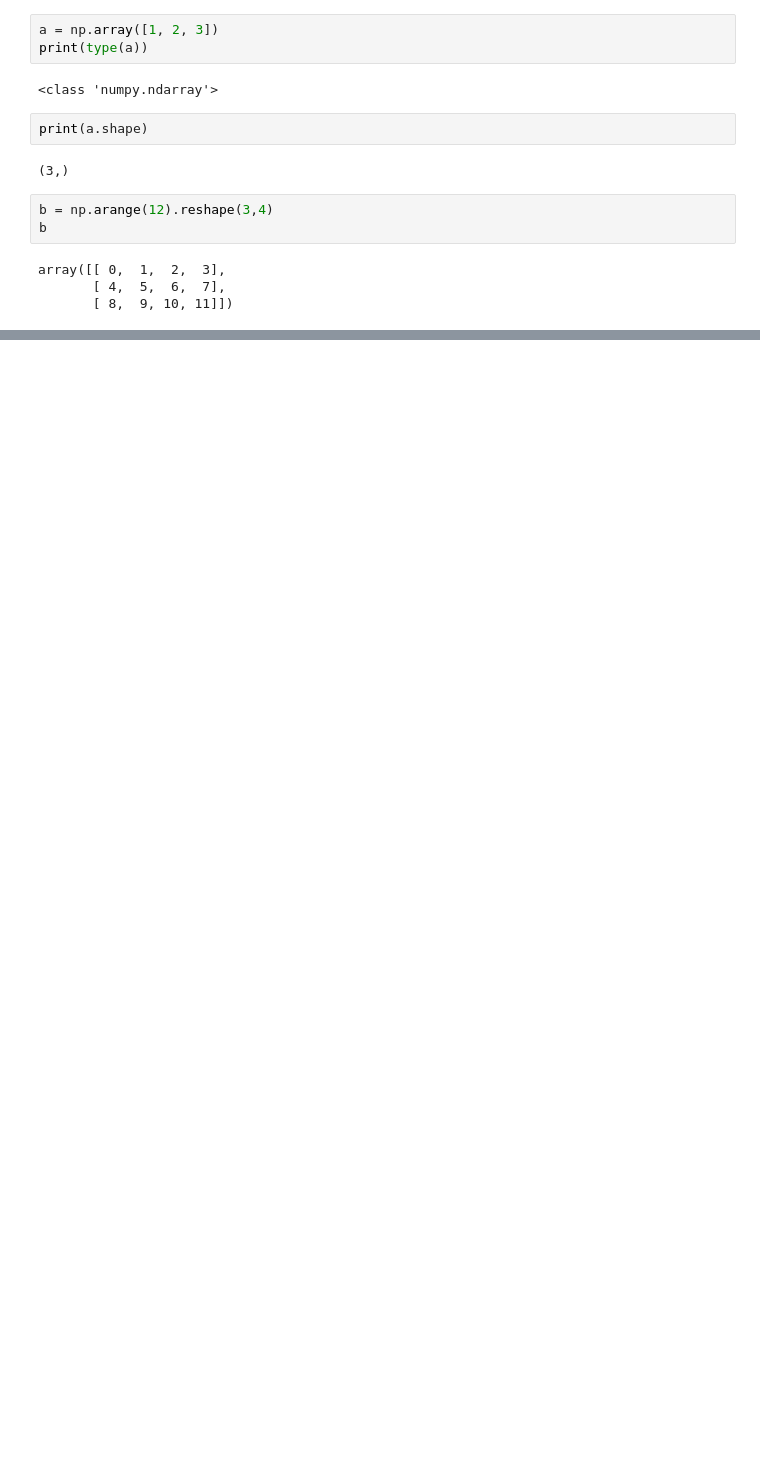
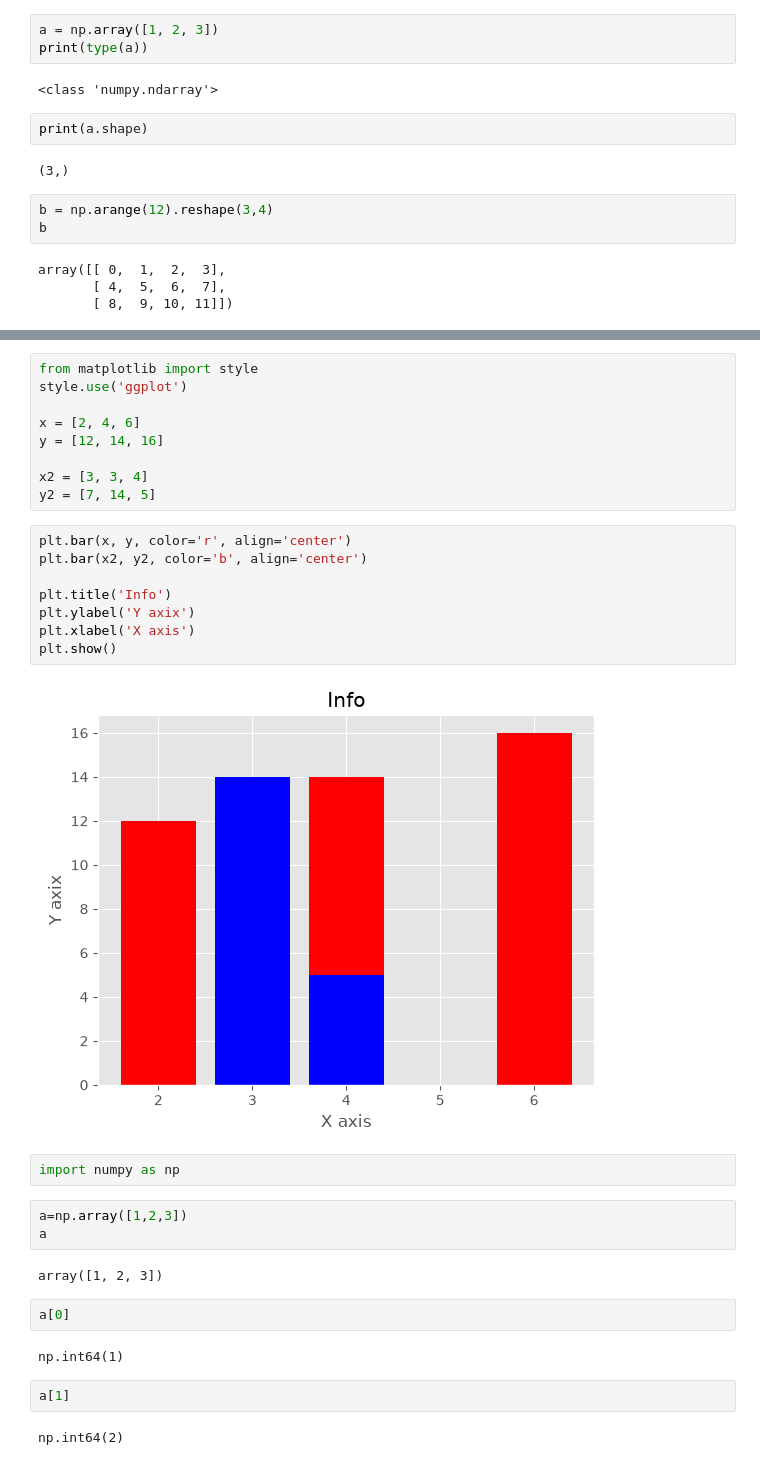
Before and after one commit to aditya65489-sketch/python_practice, a Jupyter notebook: numpy.ipynb, the cells around one changed output, grey strips where cells are left out. Cells and saved outputs as stored; diff of their text form; blank space fills up the shorter version.

```diff
--- a/numpy.ipynb
+++ b/numpy.ipynb
@@ -18,0 +71,34 @@ array([[ 0,  1,  2,  3],
+# %%
+from matplotlib import style
+style.use('ggplot')
+
+x = [2, 4, 6]
+y = [12, 14, 16]
+
+x2 = [3, 3, 4]
+y2 = [7, 14, 5]
+# %%
+plt.bar(x, y, color='r', align='center')
+plt.bar(x2, y2, color='b', align='center')
+
+plt.title('Info')
+plt.ylabel('Y axix')
+plt.xlabel('X axis')
+plt.show()
+# %% [output]
+[figure, added]
+# %%
+import numpy as np
+# %%
+a=np.array([1,2,3])
+a
+# %% [output]
+array([1, 2, 3])
+# %%
+a[0]
+# %% [output]
+np.int64(1)
+# %%
+a[1]
+# %% [output]
+np.int64(2)
```
Also changed, not shown: parts of 37 cells of this notebook.
